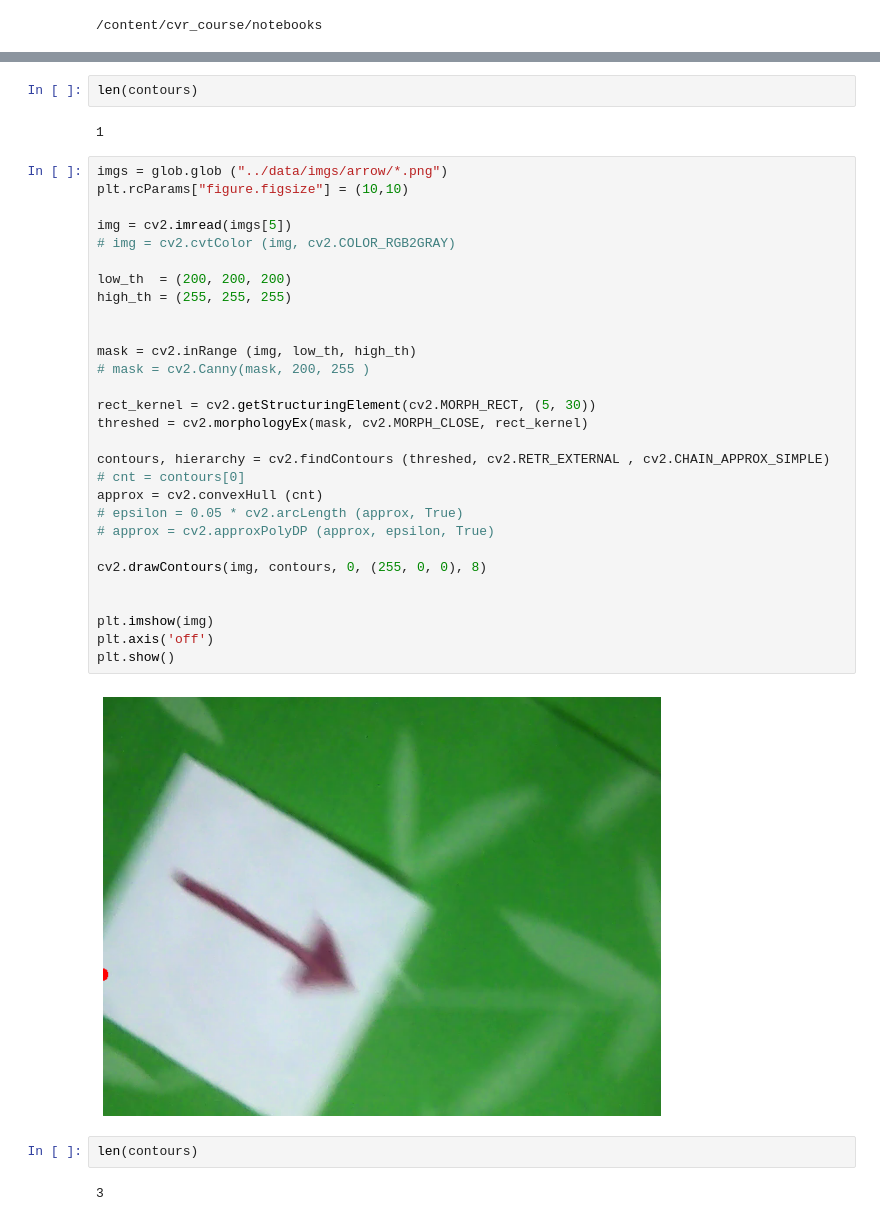
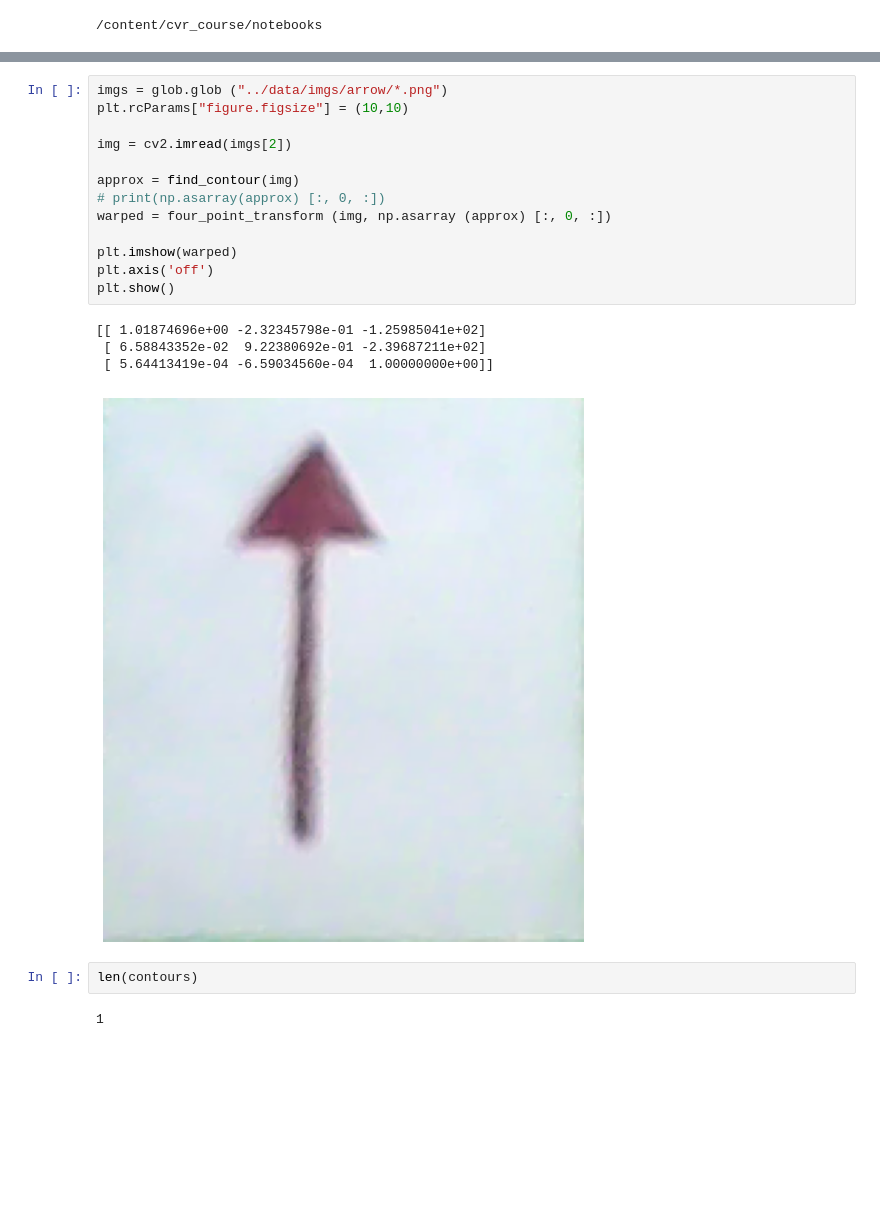
Before and after one commit to AZhed/cvr_course, a Jupyter notebook: notebooks/cv_hw3.ipynb, the cells around one changed output, grey strips where cells are left out. Drawn from its saved outputs; the diff is of its cells as text; blank space fills up the shorter version.

```diff
--- a/notebooks/cv_hw3.ipynb
+++ b/notebooks/cv_hw3.ipynb
@@ -110,39 +167,22 @@ for frame in imgs:
+# %%
+imgs = glob.glob ("../data/imgs/arrow/*.png")
+plt.rcParams["figure.figsize"] = (10,10)
+
+img = cv2.imread(imgs[2])
+
+approx = find_contour(img)
+# print(np.asarray(approx) [:, 0, :])
+warped = four_point_transform (img, np.asarray (approx) [:, 0, :])
+
+plt.imshow(warped)
+plt.axis('off')
+plt.show()
+# %% [output]
+[[ 1.01874696e+00 -2.32345798e-01 -1.25985041e+02]
+ [ 6.58843352e-02  9.22380692e-01 -2.39687211e+02]
+ [ 5.64413419e-04 -6.59034560e-04  1.00000000e+00]]
+[figure, added]
 # %%
 len(contours)
 # %% [output]
 1
-# %%
-imgs = glob.glob ("../data/imgs/arrow/*.png")
-plt.rcParams["figure.figsize"] = (10,10)
-
-img = cv2.imread(imgs[5])
-# img = cv2.cvtColor (img, cv2.COLOR_RGB2GRAY)
-
-low_th  = (200, 200, 200)
-high_th = (255, 255, 255)
-
-
-mask = cv2.inRange (img, low_th, high_th)
-# mask = cv2.Canny(mask, 200, 255 )
-
-rect_kernel = cv2.getStructuringElement(cv2.MORPH_RECT, (5, 30))
-threshed = cv2.morphologyEx(mask, cv2.MORPH_CLOSE, rect_kernel)
-
-contours, hierarchy = cv2.findContours (threshed, cv2.RETR_EXTERNAL , cv2.CHAIN_APPROX_SIMPLE)
-# cnt = contours[0]
-approx = cv2.convexHull (cnt)
-# epsilon = 0.05 * cv2.arcLength (approx, True)
-# approx = cv2.approxPolyDP (approx, epsilon, True)
-
-cv2.drawContours(img, contours, 0, (255, 0, 0), 8)
-
-
-plt.imshow(img)
-plt.axis('off')
-plt.show()
-# %% [output]
-[figure, removed]
-# %%
-len(contours)
-# %% [output]
-3
```
Also changed, not shown: parts of 6 cells of this notebook.
